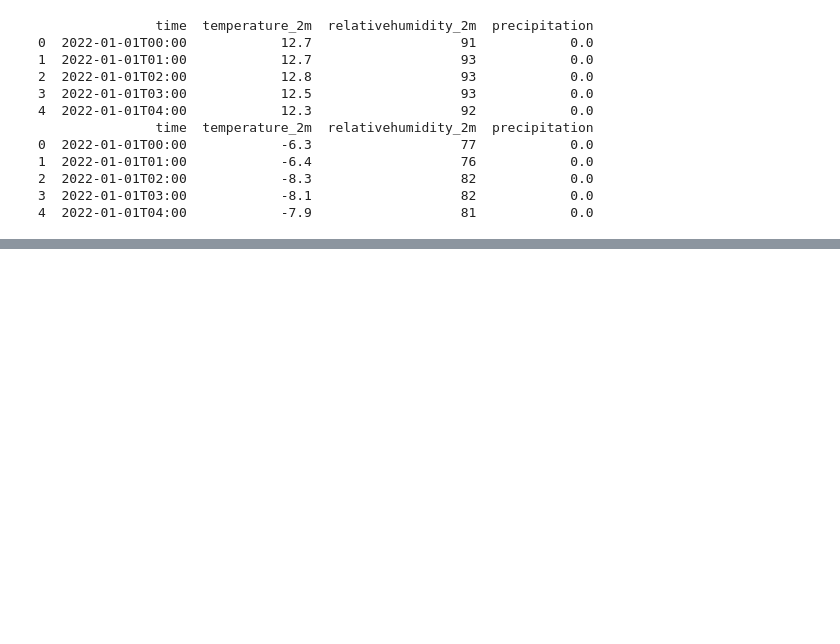
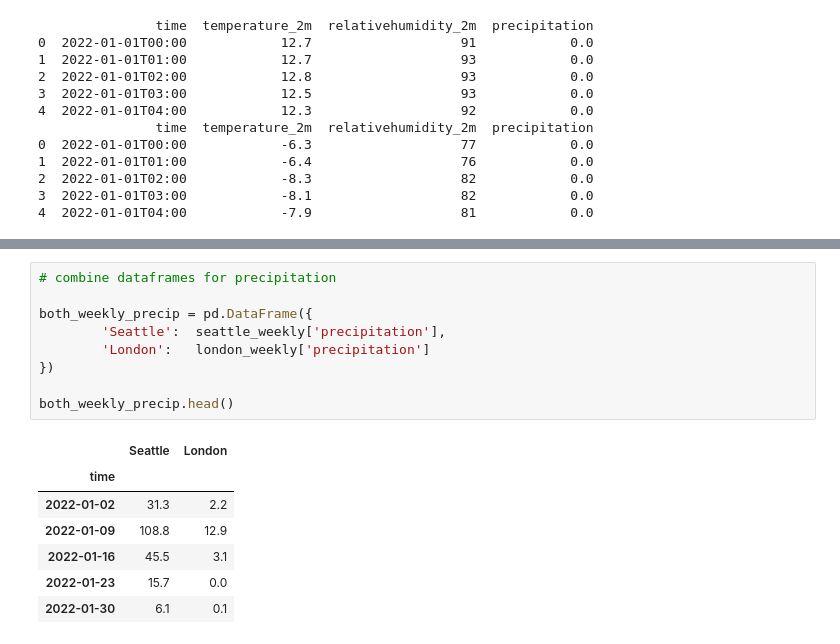
Before and after one commit to darenw/Springboard2025, a Jupyter notebook: Units/Unit7/api_data_wrangling.ipynb, the cells around one changed output, grey strips where cells are left out. Drawn from its saved outputs; the diff is of its cells as text; blank space fills up the shorter version.

```diff
--- a/Units/Unit7/api_data_wrangling.ipynb
+++ b/Units/Unit7/api_data_wrangling.ipynb
@@ -441,0 +565,17 @@ print(seattle_df.head())
+# %%
+# combine dataframes for precipitation
+
+both_weekly_precip = pd.DataFrame({
+        'Seattle':  seattle_weekly['precipitation'],
+        'London':   london_weekly['precipitation']
+})
+
+both_weekly_precip.head()
+# %% [output]
+|  | Seattle | London |
+| time |  |  |
+| 2022-01-02 | 31.3 | 2.2 |
+| 2022-01-09 | 108.8 | 12.9 |
+| 2022-01-16 | 45.5 | 3.1 |
+| 2022-01-23 | 15.7 | 0.0 |
+| 2022-01-30 | 6.1 | 0.1 |
```
Also changed, not shown: parts of 17 cells of this notebook.
